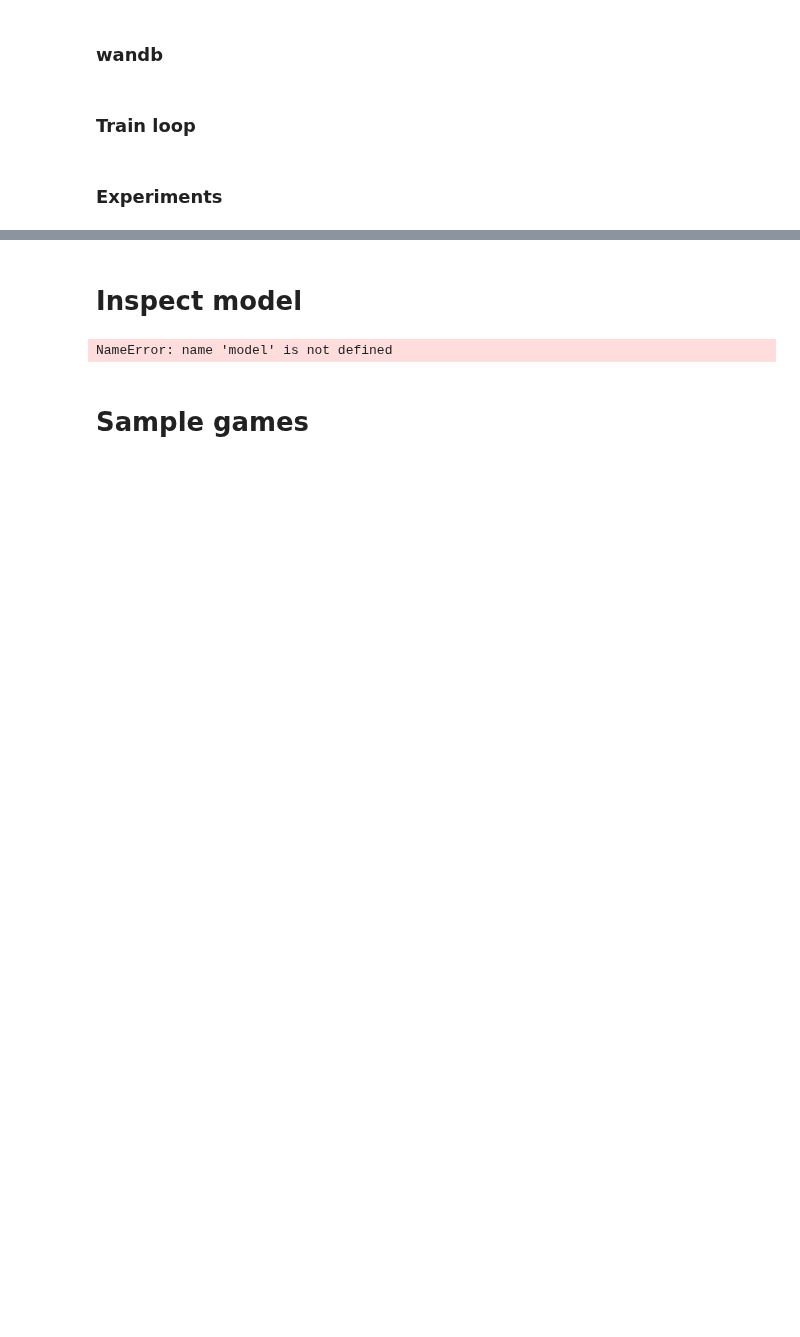
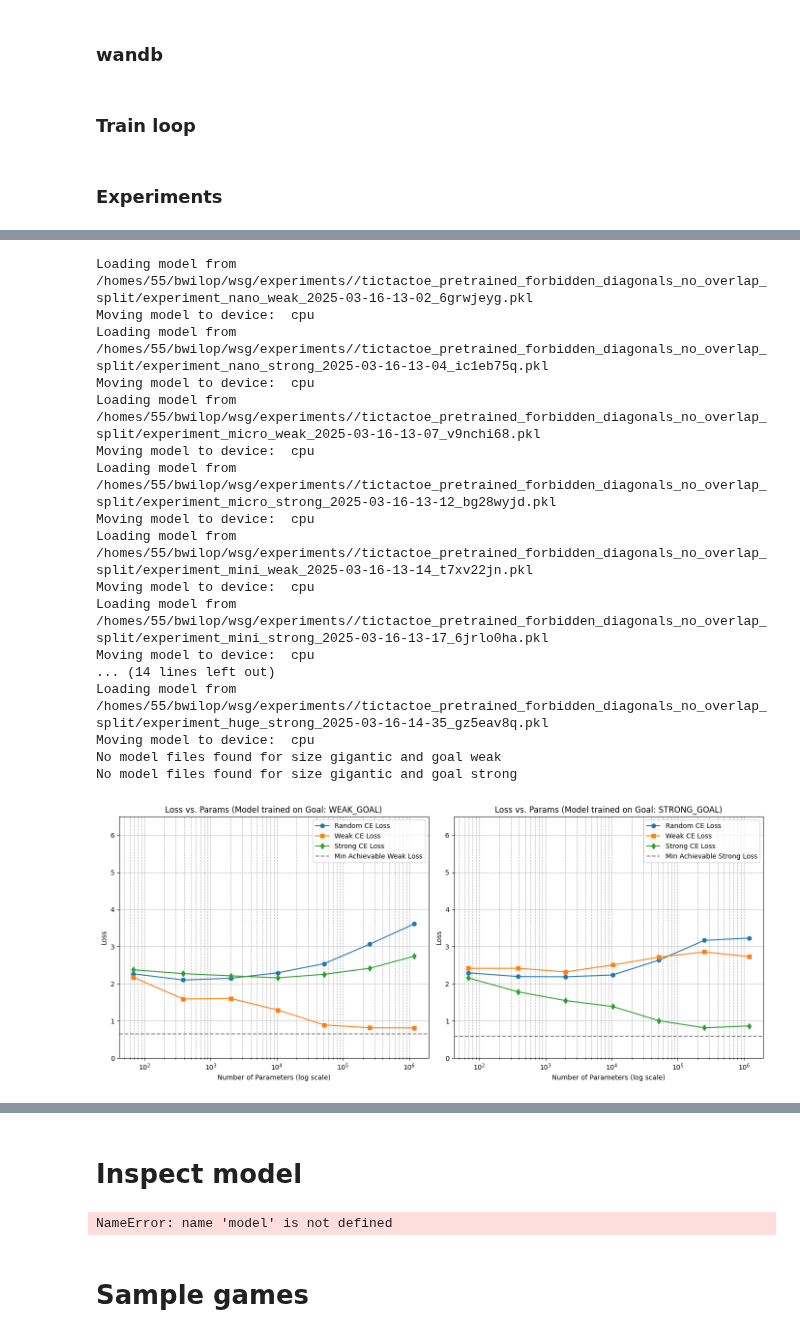
Before and after one commit to BenWilop/WSG_games, a Jupyter notebook: playground_WSG_games.ipynb, the cells around one changed output, grey strips where cells are left out. Saved outputs shown, nothing was run; the diff lists cells and outputs as text; code cells hidden in the pictures; blank space fills up the shorter version.

```diff
--- a/playground_WSG_games.ipynb
+++ b/playground_WSG_games.ipynb
@@ -338,5 +340,5 @@ model, _, _ = run_full_training(project_name, model_size, Goal.STRONG_GOAL, tict
 # %% [markdown]
 ### Experiments
 # %%
-project_name = "tictactoe_pretrained_random_data_50000_hardlabels_forbidden_diagonals"
+project_name = "tictactoe_pretrained_forbidden_diagonals_no_overlap_split"
 # pretrain_models(experiment_folder, project_name, tictactoe_train_data, tictactoe_val_data, tictactoe_test_data, training_cfg, get_model_config)
@@ -343,3 +374,22 @@ project_name = "tictactoe_pretrained_random_data_50000_hardlabels_forbidden_diag
 # %%
-# plot_loss_pretrain_models(experiment_folder, project_name, tictactoe_test_data)
+plot_loss_pretrain_models(experiment_folder, project_name, tictactoe_test_data)
+# %% [output]
+Loading model from /homes/55/bwilop/wsg/experiments//tictactoe_pretrained_forbidden_diagonals_no_overlap_split/experiment_nano_weak_2025-03-16-13-02_6grwjeyg.pkl
+Moving model to device:  cpu
+Loading model from /homes/55/bwilop/wsg/experiments//tictactoe_pretrained_forbidden_diagonals_no_overlap_split/experiment_nano_strong_2025-03-16-13-04_ic1eb75q.pkl
+Moving model to device:  cpu
+Loading model from /homes/55/bwilop/wsg/experiments//tictactoe_pretrained_forbidden_diagonals_no_overlap_split/experiment_micro_weak_2025-03-16-13-07_v9nchi68.pkl
+Moving model to device:  cpu
+Loading model from /homes/55/bwilop/wsg/experiments//tictactoe_pretrained_forbidden_diagonals_no_overlap_split/experiment_micro_strong_2025-03-16-13-12_bg28wyjd.pkl
+Moving model to device:  cpu
+Loading model from /homes/55/bwilop/wsg/experiments//tictactoe_pretrained_forbidden_diagonals_no_overlap_split/experiment_mini_weak_2025-03-16-13-14_t7xv22jn.pkl
+Moving model to device:  cpu
+Loading model from /homes/55/bwilop/wsg/experiments//tictactoe_pretrained_forbidden_diagonals_no_overlap_split/experiment_mini_strong_2025-03-16-13-17_6jrlo0ha.pkl
+Moving model to device:  cpu
+... (14 lines left out)
+Loading model from /homes/55/bwilop/wsg/experiments//tictactoe_pretrained_forbidden_diagonals_no_overlap_split/experiment_huge_strong_2025-03-16-14-35_gz5eav8q.pkl
+Moving model to device:  cpu
+No model files found for size gigantic and goal weak
+No model files found for size gigantic and goal strong
+[figure, added]
 # %%
```
Also changed, not shown: parts of 7 cells of this notebook, 2 other files.
